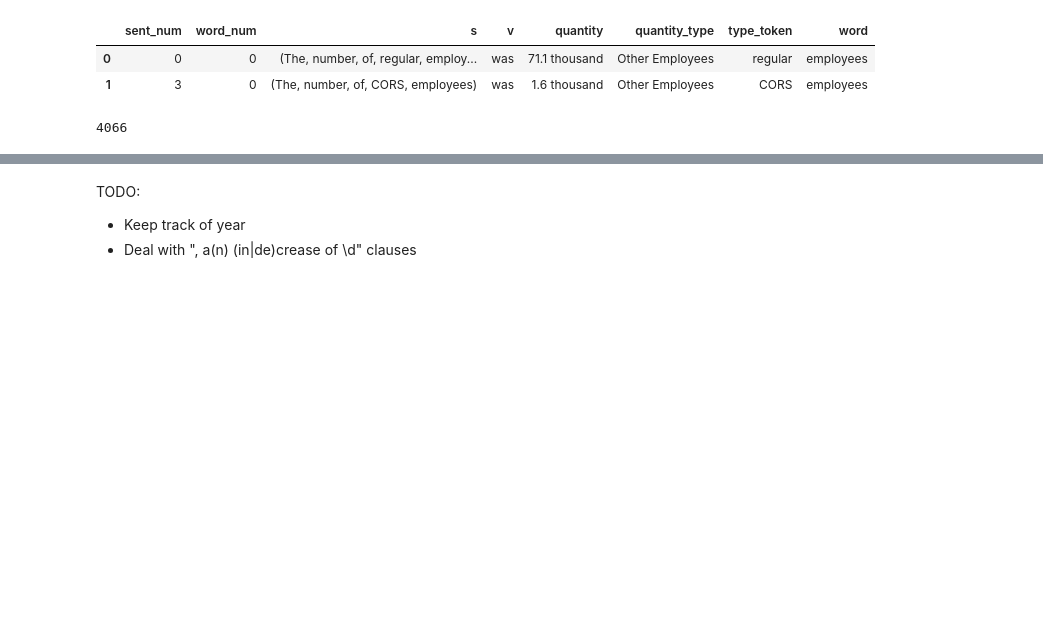
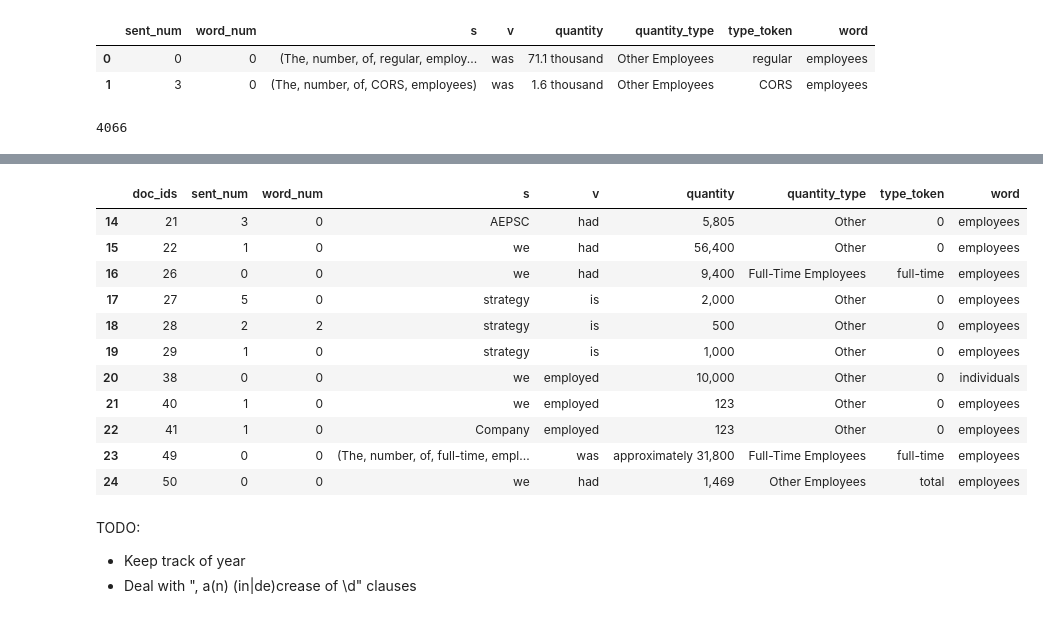
Before and after one commit to JarrodAJ/sec_employee_information_extraction, a Jupyter notebook: 4_Define_SpaCy_NER.ipynb, the cells around one changed output, grey strips where cells are left out. Saved outputs shown, nothing was run; the diff lists cells and outputs as text; code cells hidden in the pictures; blank space fills up the shorter version.

Commit message:
make_fact_df function now accepts df as input

```diff
--- a/4_Define_SpaCy_NER.ipynb
+++ b/4_Define_SpaCy_NER.ipynb
@@ -3503,7 +3774,8 @@ test_paragraphs = ["The number of regular employees was 71.1 thousand, 73.5 thou
                   "As of September 30, 2016, we employed approximately 7,300 employees world-wide. Approximately 860 of our employees in Mexico, 450 employees in Singapore, and 200 employees in Japan are covered by collective bargaining and other union agreements.",
                   "As of December 31, 2016, we employed 2,776 full-time employees, of which 31 held Ph.D. degrees in a science or engineering field. Of our employees, 287 are located in the U.S., 1,218 are located in Taiwan and 1,271 are located in China. None of our employees are represented by any collective bargaining agreement, but certain employees of our China subsidiary are members of a trade union. We have never suffered any work stoppage as a result of an employment related strike or any employee related dispute and believe that we have satisfactory relations with our employees.",
                   "Our business depends on highly qualified management, operations and flight personnel. As a percentage of our consolidated operating expenses, salaries, wages and benefits accounted for approximately 25.4% in 2016, 20.7% in 2015 and 19.2% in 2014. As of December 31, 2016, we had 2,646 employees, 1,581 of whom were pilots.",
-                  "As of December 31, 2016, we had 699 full-time employees and 202 temporary employees. The breakdown of our full-time employees by department is as follows: 175 direct manufacturing employees and 524 administrative and manufacturing support employees. Of the 524 administrative and manufacturing support employees, 213 were involved in sales, marketing, communications and training. Of the 202 temporary employees, more than 92% worked in direct manufacturing roles. Our employees are not covered by any collective bargaining agreement, and we have never experienced a work stoppage. We believe that our relations with our employees are good."]
+                  "As of December 31, 2016, we had 699 full-time employees and 202 temporary employees. The breakdown of our full-time employees by department is as follows: 175 direct manufacturing employees and 524 administrative and manufacturing support employees. Of the 524 administrative and manufacturing support employees, 213 were involved in sales, marketing, communications and training. Of the 202 temporary employees, more than 92% worked in direct manufacturing roles. Our employees are not covered by any collective bargaining agreement, and we have never experienced a work stoppage. We believe that our relations with our employees are good.",
+                  "The employee cost at Jaguar Land Rover increased by 17.6% to Rs.228,730 million in Fiscal 2016 from Rs.194,467 million in Fiscal 2015. This increase includes an unfavorable foreign currency translation from GBP to Indian rupees of Rs.546 million. In GBP terms, employee costs at Jaguar Land Rover increased to GBP 2,321 million in Fiscal 2016 from GBP1,977 million in Fiscal 2015. The employee cost at Jaguar Land Rover as a percentage to revenue increased to 10.5% in Fiscal 2016 from 9.0% in Fiscal 2015. Due to consistent increases in volumes and to support new launches and product development projects, Jaguar Land Rover increased its average permanent headcount by 19.6% in Fiscal 2016 to 29,789 employees from 24,902 employees in Fiscal 2015. However, the average temporary headcount was flat at 7,216 employees in Fiscal 2016 from 7,225 employees in Fiscal 2015. Total number of permanent employees as at March 31, 2016 was 30,750, as compared to 27,004 as at March 31, 2015 for Jaguar Land Rover."]
 # %%
 test_para = nlp(test_paragraphs[0])
 
@@ -3855,12 +4150,22 @@ for p_id, par_sent in enumerate(nlp(five_paras[1]).sents):
 0
 Employees
 # %%
-def make_fact_df(docs, re_func, df=0, verbose = False):
+def make_fact_df(docs, re_func, df=0, id_fields=0, verbose = False):
     """Return data frame with rows for each fact extracted. """
 
+    # Initialize list of fields to maintain from input df.
+    input_df_fields = ['doc_ids']
 
-    input_df_fields = ['doc_num']
-    all_docs, all_rels, doc_nums = [], [], []
+    if type(df) == type(pd.DataFrame()) :
+        doc_ids = df.index.tolist() # Use the index to identify documents
+        if id_fields:
+            input_df_fields = input_df_fields + id_fields
+        docs = docs.tolist()
+
+    else:
+        doc_ids = list(range(len(docs)))
+
+    all_docs, all_rels, doc_id_list = [], [], []
     for i, doc in enumerate(docs):
         doc_rels = re_func(nlp(doc))
         if doc_rels:
@@ -3868,7 +4173,7 @@ def make_fact_df(docs, re_func, df=0, verbose = False):
                 doc_list = [doc] * len(doc_rels)
                 all_docs = all_docs + doc_list
                 all_rels = all_rels + doc_rels
-                doc_nums = doc_nums + [i] * len(doc_rels)
+                doc_id_list = doc_id_list + [doc_ids[i]] * len(doc_rels)
             else:
                 try: # Get field names, if availble
                     field_names = list(doc_rels[0]._fields)
@@ -3877,18 +4182,18 @@ def make_fact_df(docs, re_func, df=0, verbose = False):
                 doc_list = [doc] * len(doc_rels)
                 all_docs = all_docs + doc_list
                 all_rels = all_rels + doc_rels
-                doc_nums = doc_nums + [i] * len(doc_rels)
+                doc_id_list = doc_id_list + [doc_ids[i]] * len(doc_rels)
 
     if all_rels:
         if verbose == True:
             print("len of all_rels is: " + str(len(all_rels)))
             print("len of all_docs is: " + str(len(all_rels)))
-            print("len of doc_nums is: " + str(len(doc_nums)))
+            print("len of doc_id_list is: " + str(len(doc_id_list)))
         fact_dict = {}
         for i, f in enumerate(field_names):
             fact_dict[f] = [rel[i] for rel in all_rels]
 
-        fact_dict['doc_num'] = doc_nums
+        fact_dict['doc_ids'] = doc_id_list
         output_df_fields = input_df_fields + field_names
         output_df = pd.DataFrame(fact_dict, columns=output_df_fields)
         return output_df
@@ -3910,4 +4240,4 @@ len(train_para_list)
 # %% [output]
 4066
 # %%
-fact_df = make_fact_df(train_para_list[1140:1144], extract_emp_relations, verbose=False)
+fact_df = make_fact_df(train_df.para_text, extract_emp_relations, df=train_df, verbose=True)
@@ -3913,0 +4265,2 @@ fact_df = make_fact_df(train_para_list[1140:1144], extract_emp_relations, verbos
+# %%
+fact_df_test = fact_df.head(50).copy()
@@ -3914,3 +4290,18 @@ fact_df = make_fact_df(train_para_list[1140:1144], extract_emp_relations, verbos
+# %%
+fact_df_test.loc[14:24, :]
+# %% [output]
+|  | doc_ids | sent_num | word_num | s | v | quantity | quantity_type | type_token | word |
+| 14 | 21 | 3 | 0 | AEPSC | had | 5,805 | Other | 0 | employees |
+| 15 | 22 | 1 | 0 | we | had | 56,400 | Other | 0 | employees |
+| 16 | 26 | 0 | 0 | we | had | 9,400 | Full-Time Employees | full-time | employees |
+| 17 | 27 | 5 | 0 | strategy | is | 2,000 | Other | 0 | employees |
+| 18 | 28 | 2 | 2 | strategy | is | 500 | Other | 0 | employees |
+| 19 | 29 | 1 | 0 | strategy | is | 1,000 | Other | 0 | employees |
+| 20 | 38 | 0 | 0 | we | employed | 10,000 | Other | 0 | individuals |
+| 21 | 40 | 1 | 0 | we | employed | 123 | Other | 0 | employees |
+| 22 | 41 | 1 | 0 | Company | employed | 123 | Other | 0 | employees |
+| 23 | 49 | 0 | 0 | (The, number, of, full-time, empl... | was | approximately 31,800 | Full-Time Employees | full-time | employees |
+| 24 | 50 | 0 | 0 | we | had | 1,469 | Other Employees | total | employees |
 # %% [markdown]
 TODO:
 - Keep track of year
```
Also changed, not shown: parts of 56 cells of this notebook.
